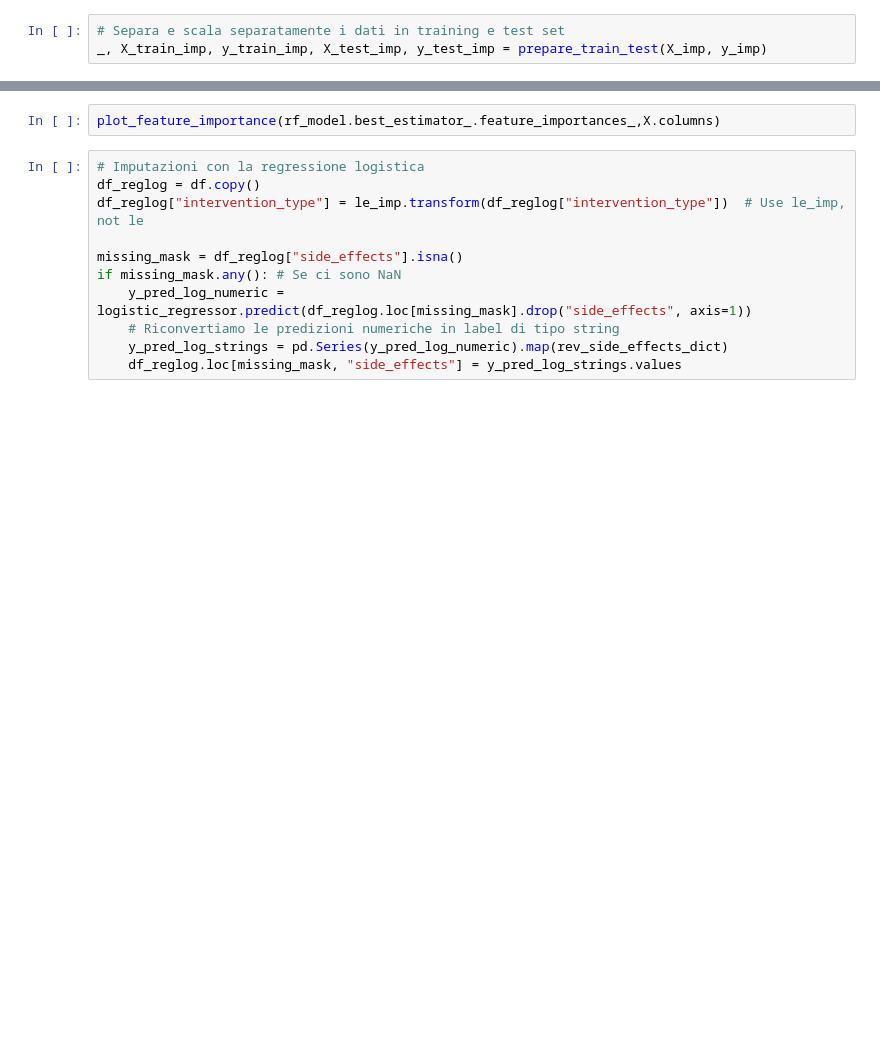
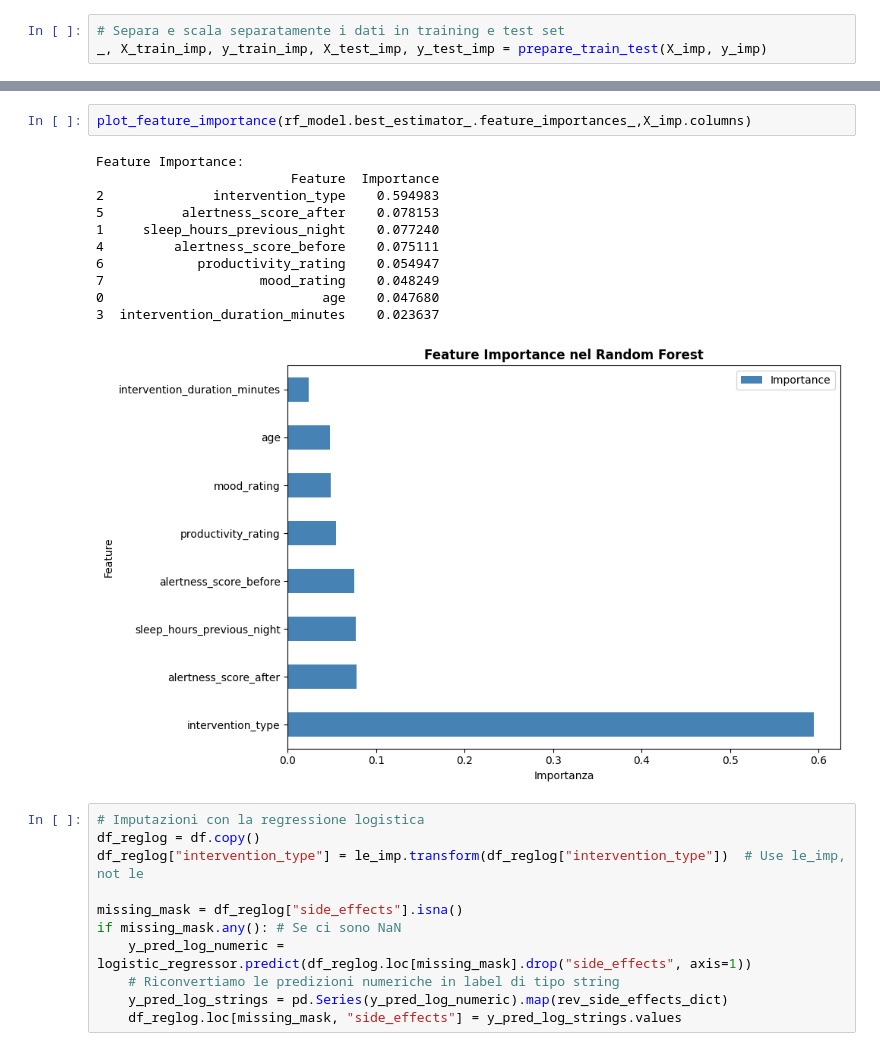
Before and after one commit to Grimino27/PDAI_Project, a Jupyter notebook: scripts/Intervention_Type_Model.ipynb, the cells around one changed output, grey strips where cells are left out. Saved outputs shown, nothing was run; the diff lists cells and outputs as text; blank space fills up the shorter version.

```diff
--- a/scripts/Intervention_Type_Model.ipynb
+++ b/scripts/Intervention_Type_Model.ipynb
@@ -323,7 +288,19 @@ Accuratezza sul Train Set: 0.8976
  [ 0  0 24]]
 [figure]
 # %%
-plot_feature_importance(rf_model.best_estimator_.feature_importances_,X.columns)
+plot_feature_importance(rf_model.best_estimator_.feature_importances_,X_imp.columns)
+# %% [output]
+Feature Importance:
+                         Feature  Importance
+2              intervention_type    0.594983
+5          alertness_score_after    0.078153
+1     sleep_hours_previous_night    0.077240
+4         alertness_score_before    0.075111
+6            productivity_rating    0.054947
+7                    mood_rating    0.048249
+0                            age    0.047680
+3  intervention_duration_minutes    0.023637
+[figure, added]
 # %%
 # Imputazioni con la regressione logistica
 df_reglog = df.copy()
```
Also changed, not shown: parts of 6 cells of this notebook.
